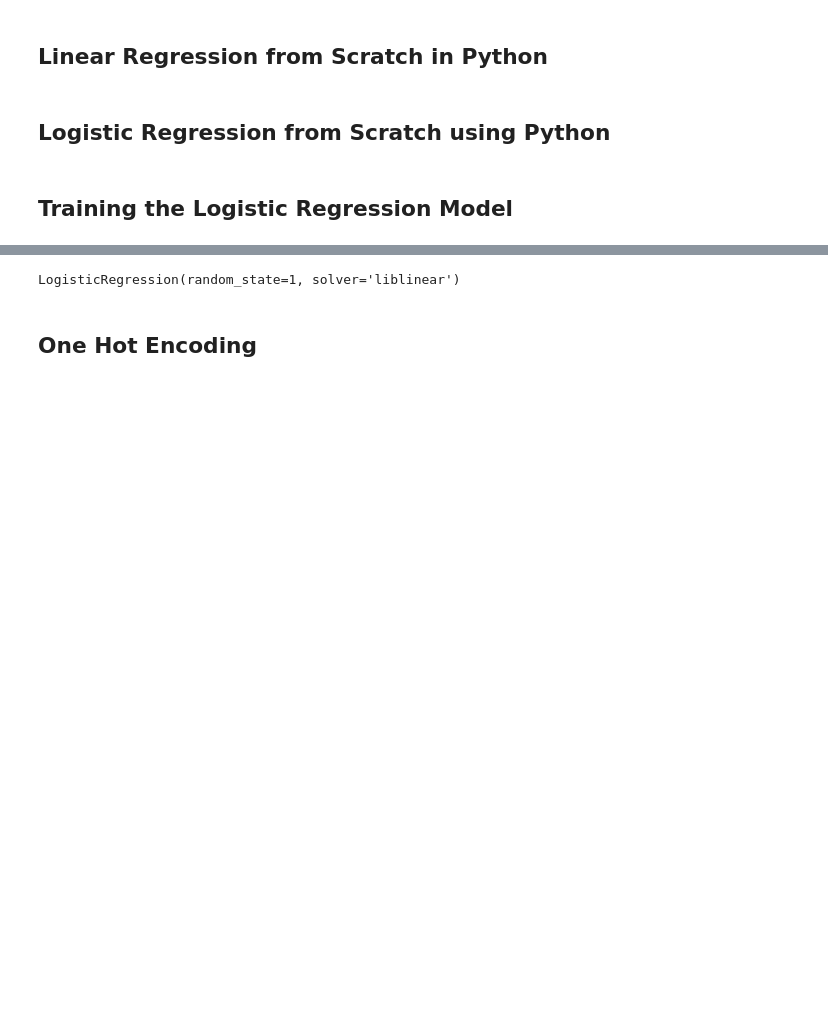
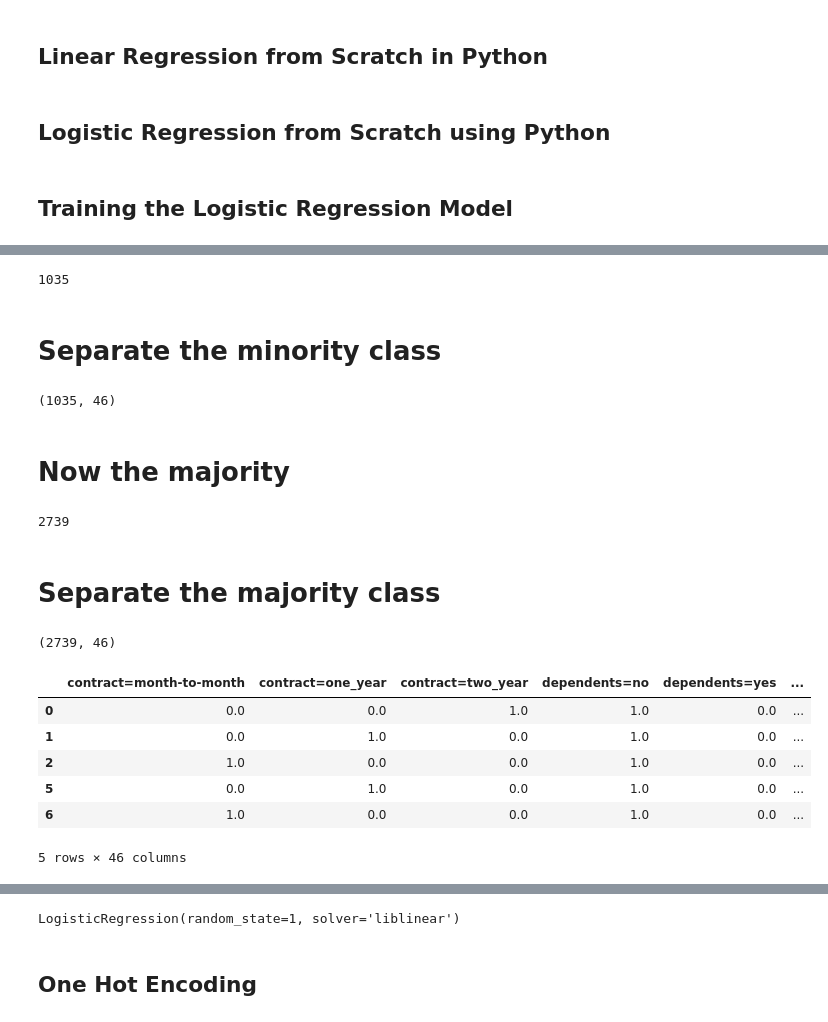
Before and after one commit to jmohsbeck1/jpmc_mle, a Jupyter notebook: Churn_Lab.ipynb, the cells around one changed output, grey strips where cells are left out. Saved outputs shown, nothing was run; the diff lists cells and outputs as text; code cells hidden in the pictures; blank space fills up the shorter version.

```diff
--- a/Churn_Lab.ipynb
+++ b/Churn_Lab.ipynb
@@ -434,0 +459,2 @@ def sigmoid(score):
+# %%
+trainData = np.c_[X_train,y_train]
@@ -434,0 +471,5 @@ def sigmoid(score):
+# %%
+trainData_columns = list(dv.get_feature_names_out())
+print(trainData_columns)
+trainData_columns.append('churn')
+print(trainData_columns)
@@ -434,0 +479,3 @@ def sigmoid(score):
+# %%
+trainData_pd = pd.DataFrame(trainData, columns=trainData_columns)
+print(type(trainData_pd))
@@ -434,0 +490,34 @@ def sigmoid(score):
+# %%
+ind = trainData_pd[trainData_pd['churn']== 1].index
+print(len(ind))
+# %% [output]
+1035
+# %% [markdown]
+# Separate the minority class
+# %%
+minData = trainData_pd.loc[ind]
+print(minData.shape)
+# %% [output]
+(1035, 46)
+# %% [markdown]
+# Now the majority
+# %%
+ind1 = trainData_pd[trainData_pd['churn']==0].index
+print(len(ind1))
+# %% [output]
+2739
+# %% [markdown]
+# Separate the majority class
+# %%
+majData = trainData_pd.loc[ind1]
+print(majData.shape)
+majData.head()
+# %% [output]
+(2739, 46)
+|  | contract=month-to-month | contract=one_year | contract=two_year | dependents=no | dependents=yes | ... |
+| 0 | 0.0 | 0.0 | 1.0 | 1.0 | 0.0 | ... |
+| 1 | 0.0 | 1.0 | 0.0 | 1.0 | 0.0 | ... |
+| 2 | 1.0 | 0.0 | 0.0 | 1.0 | 0.0 | ... |
+| 5 | 0.0 | 1.0 | 0.0 | 1.0 | 0.0 | ... |
+| 6 | 1.0 | 0.0 | 0.0 | 1.0 | 0.0 | ... |
+5 rows × 46 columns
```
Also changed, not shown: parts of 34 cells of this notebook.
